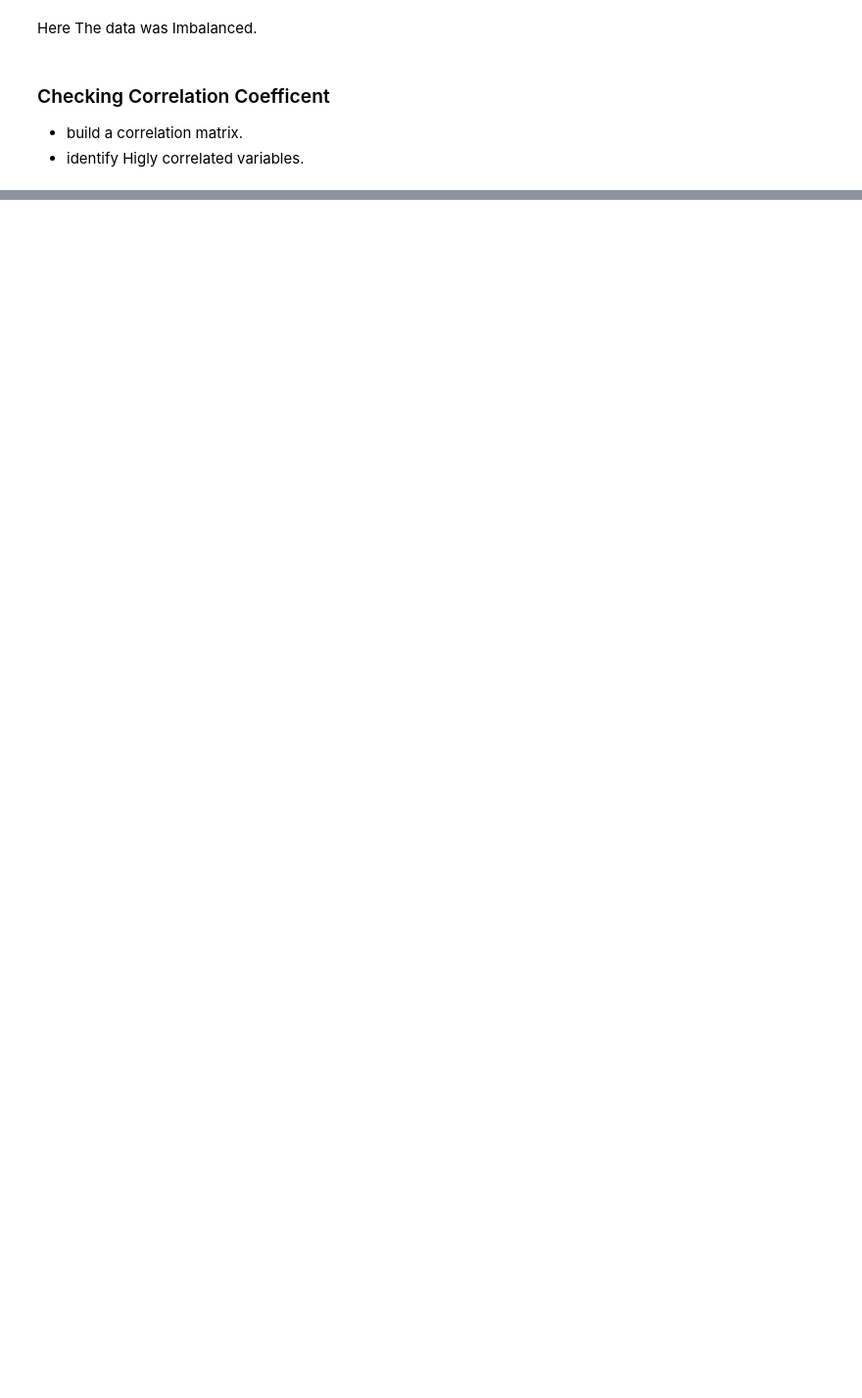
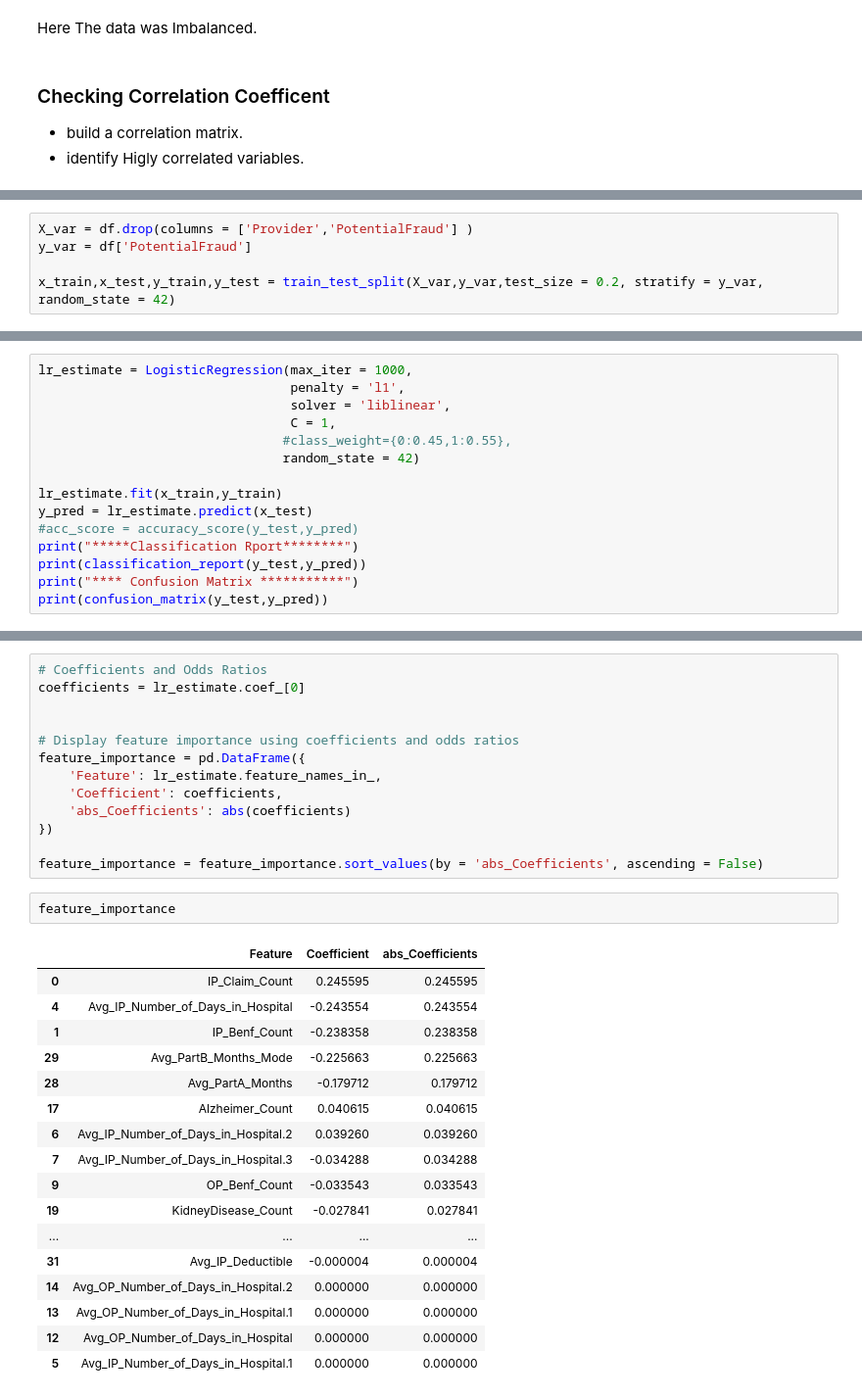
Before and after one commit to Manikanta-Peumalla1/Provider_Fraud_Detection, a Jupyter notebook: Model_Building/Model_Building.ipynb, the cells around one changed output, grey strips where cells are left out. Shown at 98% size. Drawn from its saved outputs; the diff is of its cells as text; blank space fills up the shorter version.

Commit message:
logistic regression model loading

```diff
--- a/Model_Building/Model_Building.ipynb
+++ b/Model_Building/Model_Building.ipynb
@@ -157,0 +72,5 @@ UnboundLocalError: local variable 'l' referenced before assignment
+# %%
+X_var = df.drop(columns = ['Provider','PotentialFraud'] )
+y_var = df['PotentialFraud']
+
+x_train,x_test,y_train,y_test = train_test_split(X_var,y_var,test_size = 0.2, stratify = y_var, random_state = 42)
@@ -157,0 +99,15 @@ UnboundLocalError: local variable 'l' referenced before assignment
+# %%
+lr_estimate = LogisticRegression(max_iter = 1000,
+                                 penalty = 'l1',
+                                 solver = 'liblinear',
+                                 C = 1,
+                                #class_weight={0:0.45,1:0.55},
+                                random_state = 42)
+
+lr_estimate.fit(x_train,y_train)
+y_pred = lr_estimate.predict(x_test)
+#acc_score = accuracy_score(y_test,y_pred)
+print("*****Classification Rport********")
+print(classification_report(y_test,y_pred))
+print("**** Confusion Matrix ***********")
+print(confusion_matrix(y_test,y_pred))
@@ -157,0 +142,33 @@ UnboundLocalError: local variable 'l' referenced before assignment
+# %%
+# Coefficients and Odds Ratios
+coefficients = lr_estimate.coef_[0]
+
+
+# Display feature importance using coefficients and odds ratios
+feature_importance = pd.DataFrame({
+    'Feature': lr_estimate.feature_names_in_,
+    'Coefficient': coefficients,
+    'abs_Coefficients': abs(coefficients)
+})
+
+feature_importance = feature_importance.sort_values(by = 'abs_Coefficients', ascending = False)
+# %%
+feature_importance
+# %% [output]
+|  | Feature | Coefficient | abs_Coefficients |
+| 0 | IP_Claim_Count | 0.245595 | 0.245595 |
+| 4 | Avg_IP_Number_of_Days_in_Hospital | -0.243554 | 0.243554 |
+| 1 | IP_Benf_Count | -0.238358 | 0.238358 |
+| 29 | Avg_PartB_Months_Mode | -0.225663 | 0.225663 |
+| 28 | Avg_PartA_Months | -0.179712 | 0.179712 |
+| 17 | Alzheimer_Count | 0.040615 | 0.040615 |
+| 6 | Avg_IP_Number_of_Days_in_Hospital.2 | 0.039260 | 0.039260 |
+| 7 | Avg_IP_Number_of_Days_in_Hospital.3 | -0.034288 | 0.034288 |
+| 9 | OP_Benf_Count | -0.033543 | 0.033543 |
+| 19 | KidneyDisease_Count | -0.027841 | 0.027841 |
+| ... | ... | ... | ... |
+| 31 | Avg_IP_Deductible | -0.000004 | 0.000004 |
+| 14 | Avg_OP_Number_of_Days_in_Hospital.2 | 0.000000 | 0.000000 |
+| 13 | Avg_OP_Number_of_Days_in_Hospital.1 | 0.000000 | 0.000000 |
+| 12 | Avg_OP_Number_of_Days_in_Hospital | 0.000000 | 0.000000 |
+| 5 | Avg_IP_Number_of_Days_in_Hospital.1 | 0.000000 | 0.000000 |
```
Also changed, not shown: parts of 17 cells of this notebook.
